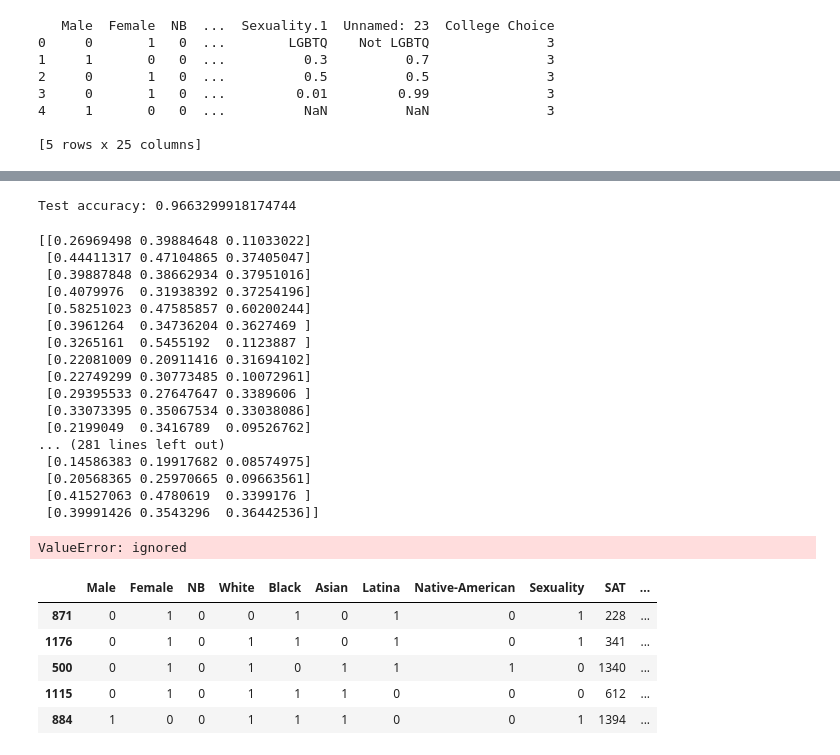
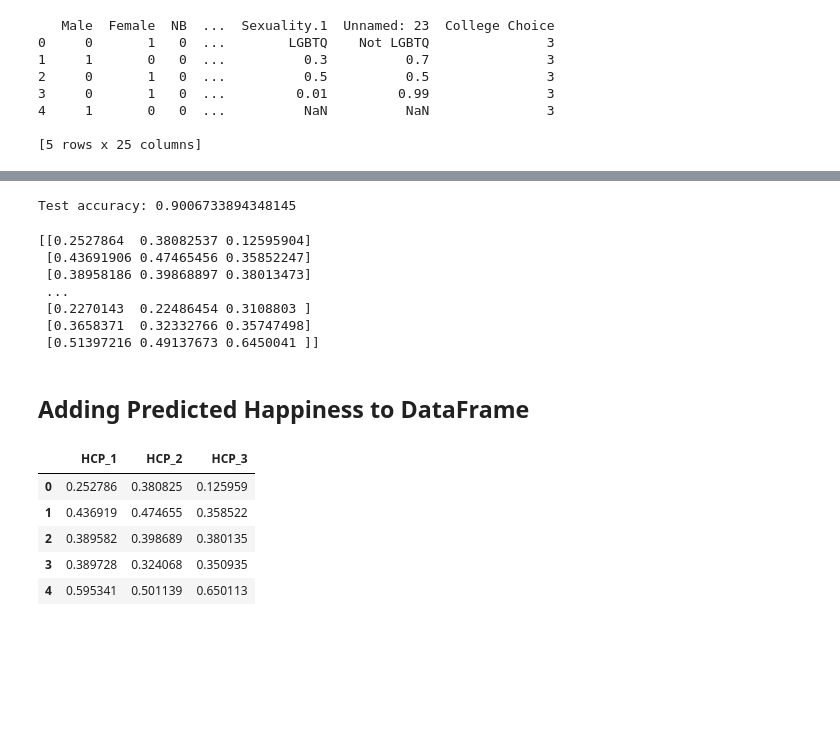
Before and after one commit to naviatolin/college_admissions, a Jupyter notebook: FinalML_Project_Happiness_Trends.ipynb, the cells around one changed output, grey strips where cells are left out. Saved outputs shown, nothing was run; the diff lists cells and outputs as text; code cells hidden in the pictures; blank space fills up the shorter version.

```diff
--- a/FinalML_Project_Happiness_Trends.ipynb
+++ b/FinalML_Project_Happiness_Trends.ipynb
@@ -49,4 +66,4 @@ from keras.layers import Dense
 from sklearn.model_selection import train_test_split
 X_train, X_test, y_train, y_test = train_test_split(X, y, test_size=0.5, random_state=1)
 X_train, X_val, y_train, y_val = train_test_split(
-    X_train, y_train, test_size=0.5, random_state=1)
+    X_train, y_train, test_size=0.75, random_state=1)
@@ -101,39 +143,31 @@ NameError: ignored
 # %%
 print('Test accuracy:', test_acc)
 # %% [output]
-Test accuracy: 0.9663299918174744
+Test accuracy: 0.9006733894348145
 # %%
 ##TODO: Make df of predicted admit of validation set
 v_predict = model.predict(X_val)
 print(v_predict)
 # %% [output]
-[[0.26969498 0.39884648 0.11033022]
- [0.44411317 0.47104865 0.37405047]
- [0.39887848 0.38662934 0.37951016]
- [0.4079976  0.31938392 0.37254196]
- [0.58251023 0.47585857 0.60200244]
- [0.3961264  0.34736204 0.3627469 ]
- [0.3265161  0.5455192  0.1123887 ]
- [0.22081009 0.20911416 0.31694102]
- [0.22749299 0.30773485 0.10072961]
- [0.29395533 0.27647647 0.3389606 ]
- [0.33073395 0.35067534 0.33038086]
- [0.2199049  0.3416789  0.09526762]
-... (281 lines left out)
- [0.14586383 0.19917682 0.08574975]
- [0.20568365 0.25970665 0.09663561]
- [0.41527063 0.4780619  0.3399176 ]
- [0.39991426 0.3543296  0.36442536]]
+[[0.2527864  0.38082537 0.12595904]
+ [0.43691906 0.47465456 0.35852247]
+ [0.38958186 0.39868897 0.38013473]
+ ...
+ [0.2270143  0.22486454 0.3108803 ]
+ [0.3658371  0.32332766 0.35747498]
+ [0.51397216 0.49137673 0.6450041 ]]
+# %% [markdown]
+## Adding Predicted Happiness to DataFrame
 # %%
 #append array into dataframe for Xval
+Happiness_Scores = pd.DataFrame(v_predict)
+Happiness_Scores.columns =[['HCP_1','HCP_2','HCP_3']]
-# %% [output]
-ValueError: ignored
 # %%
-predicted_XVal.head()
+Happiness_Scores.head()
 # %% [output]
-|  | Male | Female | NB | White | Black | Asian | Latina | Native-American | Sexuality | SAT | ... |
-| 871 | 0 | 1 | 0 | 0 | 1 | 0 | 1 | 0 | 1 | 228 | ... |
-| 1176 | 0 | 1 | 0 | 1 | 1 | 0 | 1 | 0 | 1 | 341 | ... |
-| 500 | 0 | 1 | 0 | 1 | 0 | 1 | 1 | 1 | 0 | 1340 | ... |
-| 1115 | 0 | 1 | 0 | 1 | 1 | 1 | 0 | 0 | 0 | 612 | ... |
-| 884 | 1 | 0 | 0 | 1 | 1 | 1 | 0 | 0 | 1 | 1394 | ... |
+|  | HCP_1 | HCP_2 | HCP_3 |
+| 0 | 0.252786 | 0.380825 | 0.125959 |
+| 1 | 0.436919 | 0.474655 | 0.358522 |
+| 2 | 0.389582 | 0.398689 | 0.380135 |
+| 3 | 0.389728 | 0.324068 | 0.350935 |
+| 4 | 0.595341 | 0.501139 | 0.650113 |
```
Also changed, not shown: parts of 15 cells of this notebook.
